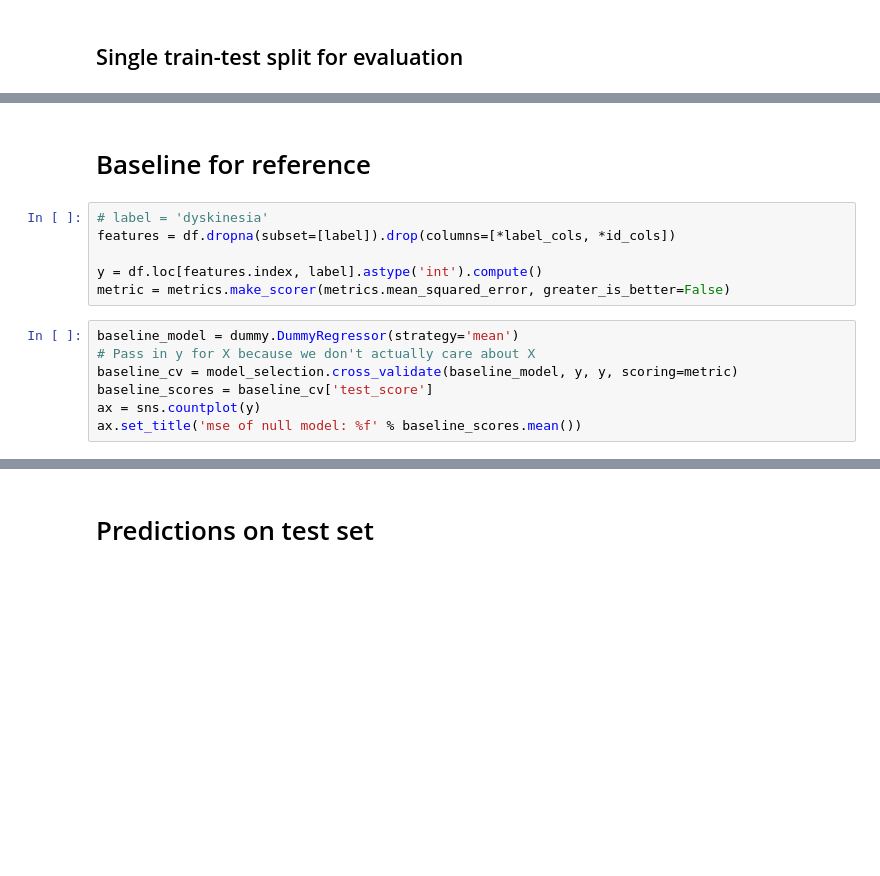
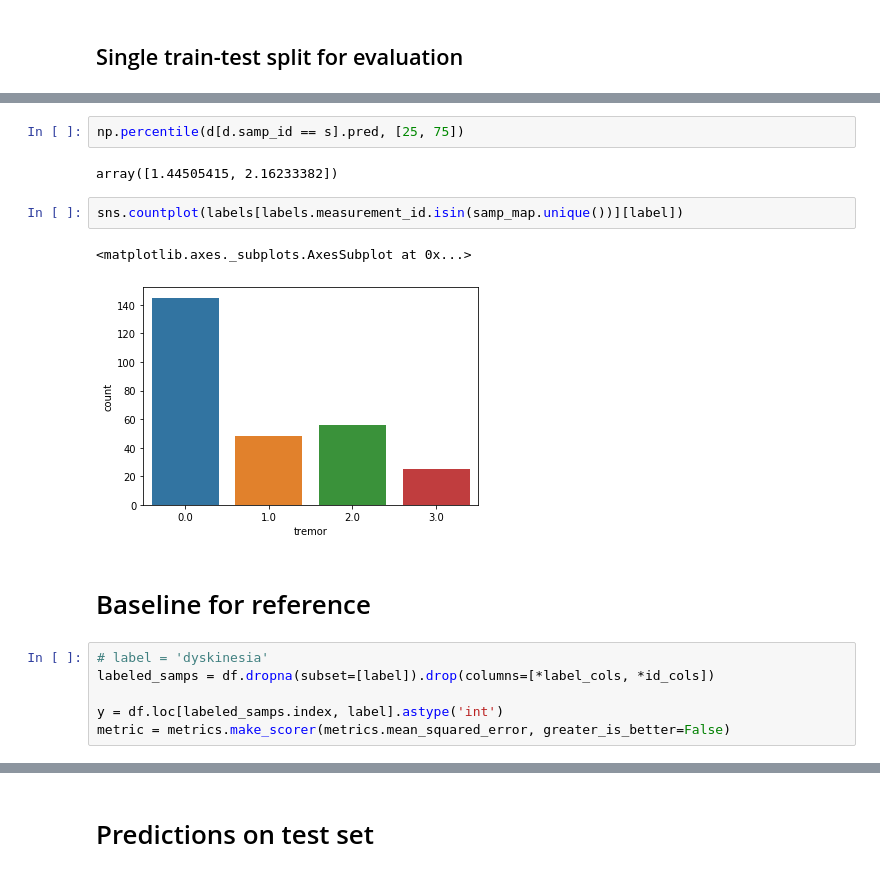
Before and after one commit to huangy6/beat_pd, a Jupyter notebook: Predictions.ipynb, the cells around one changed output, grey strips where cells are left out. Drawn from its saved outputs; the diff is of its cells as text; blank space fills up the shorter version.

```diff
--- a/Predictions.ipynb
+++ b/Predictions.ipynb
@@ -183,18 +249,20 @@ main.plot_performance(y_test, pred)
+# %%
+np.percentile(d[d.samp_id == s].pred, [25, 75])
+# %% [output]
+array([1.44505415, 2.16233382])
+# %%
+sns.countplot(labels[labels.measurement_id.isin(samp_map.unique())][label])
+# %% [output]
+<matplotlib.axes._subplots.AxesSubplot at 0x...>
+[figure, added]
 # %% [markdown]
 # Baseline for reference
 # %%
 # label = 'dyskinesia'
-features = df.dropna(subset=[label]).drop(columns=[*label_cols, *id_cols])
+labeled_samps = df.dropna(subset=[label]).drop(columns=[*label_cols, *id_cols])
 
-y = df.loc[features.index, label].astype('int').compute()
+y = df.loc[labeled_samps.index, label].astype('int')
 metric = metrics.make_scorer(metrics.mean_squared_error, greater_is_better=False)
-# %%
-baseline_model = dummy.DummyRegressor(strategy='mean')
-# Pass in y for X because we don't actually care about X
-baseline_cv = model_selection.cross_validate(baseline_model, y, y, scoring=metric)
-baseline_scores = baseline_cv['test_score']
-ax = sns.countplot(y)
-ax.set_title('mse of null model: %f' % baseline_scores.mean())
 # %%
 # patient-specific mean predictor
 subj_means = labels.groupby('subject_id').mean()
```
Also changed, not shown: parts of 37 cells of this notebook, 4 other files.
